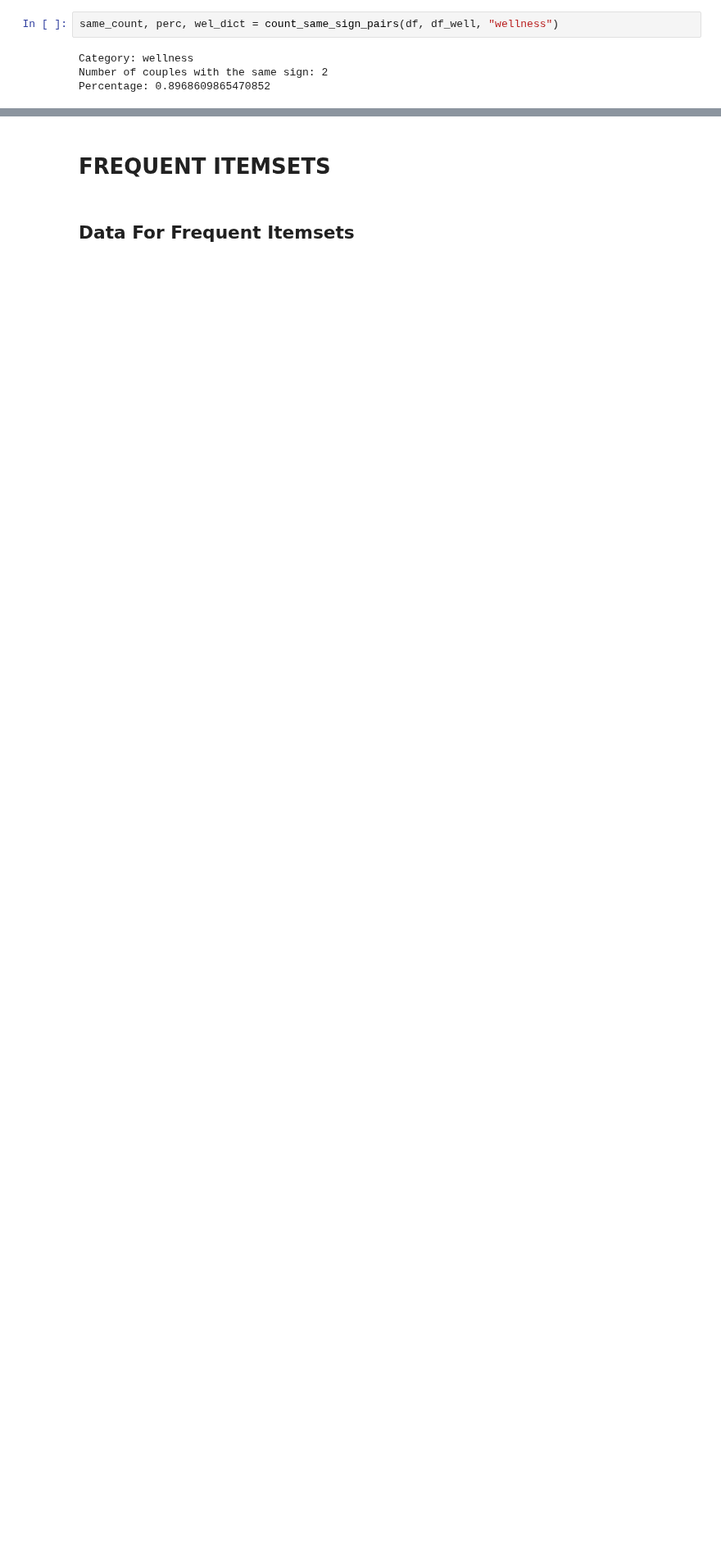
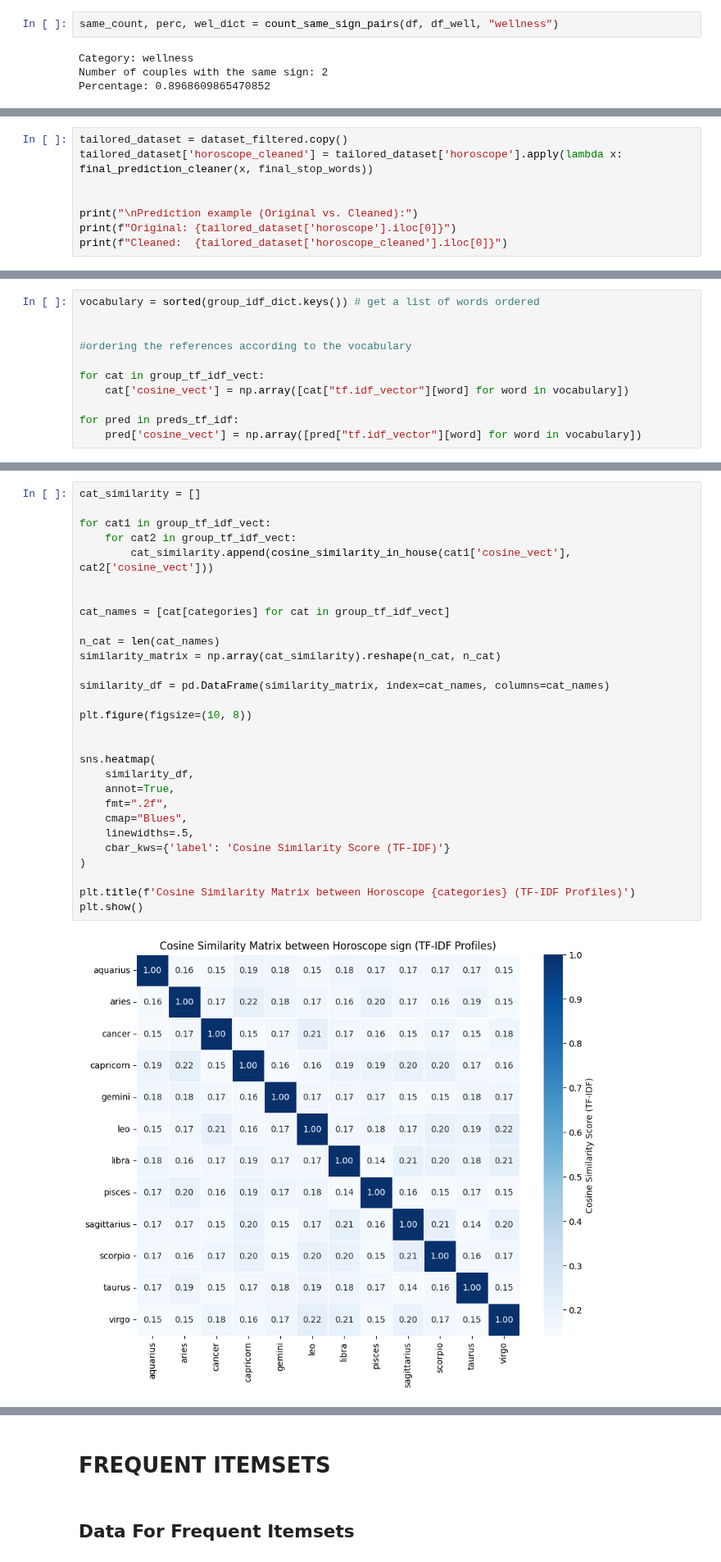
Before and after one commit to andregodinhodtu/02807_Comp_tools_project_group_02, a Jupyter notebook: Demo_Notebooks/DEMO_code_to_run.ipynb, the cells around one changed output, grey strips where cells are left out. Shown at 82% size. Drawn from its saved outputs; the diff is of its cells as text; blank space fills up the shorter version.

```diff
--- a/Demo_Notebooks/DEMO_code_to_run.ipynb
+++ b/Demo_Notebooks/DEMO_code_to_run.ipynb
@@ -524,0 +866,8 @@ Percentage: 0.8968609865470852
+# %%
+tailored_dataset = dataset_filtered.copy()
+tailored_dataset['horoscope_cleaned'] = tailored_dataset['horoscope'].apply(lambda x: final_prediction_cleaner(x, final_stop_words))
+
+
+print("\nPrediction example (Original vs. Cleaned):")
+print(f"Original: {tailored_dataset['horoscope'].iloc[0]}")
+print(f"Cleaned:  {tailored_dataset['horoscope_cleaned'].iloc[0]}")
@@ -524,0 +965,11 @@ Percentage: 0.8968609865470852
+# %%
+vocabulary = sorted(group_idf_dict.keys()) # get a list of words ordered
+
+
+#ordering the references according to the vocabulary
+
+for cat in group_tf_idf_vect:
+    cat['cosine_vect'] = np.array([cat["tf.idf_vector"][word] for word in vocabulary])
+
+for pred in preds_tf_idf:
+    pred['cosine_vect'] = np.array([pred["tf.idf_vector"][word] for word in vocabulary])
@@ -524,0 +978,31 @@ Percentage: 0.8968609865470852
+# %%
+cat_similarity = []
+
+for cat1 in group_tf_idf_vect:
+    for cat2 in group_tf_idf_vect:
+        cat_similarity.append(cosine_similarity_in_house(cat1['cosine_vect'], cat2['cosine_vect']))
+
+
+cat_names = [cat[categories] for cat in group_tf_idf_vect]
+
+n_cat = len(cat_names)
+similarity_matrix = np.array(cat_similarity).reshape(n_cat, n_cat)
+
+similarity_df = pd.DataFrame(similarity_matrix, index=cat_names, columns=cat_names)
+
+plt.figure(figsize=(10, 8))
+
+
+sns.heatmap(
+    similarity_df,
+    annot=True,
+    fmt=".2f",
+    cmap="Blues",
+    linewidths=.5,
+    cbar_kws={'label': 'Cosine Similarity Score (TF-IDF)'}
+)
+
+plt.title(f'Cosine Similarity Matrix between Horoscope {categories} (TF-IDF Profiles)')
+plt.show()
+# %% [output]
+[figure, added]
```
Also changed, not shown: parts of 43 cells of this notebook, 3 other files.
